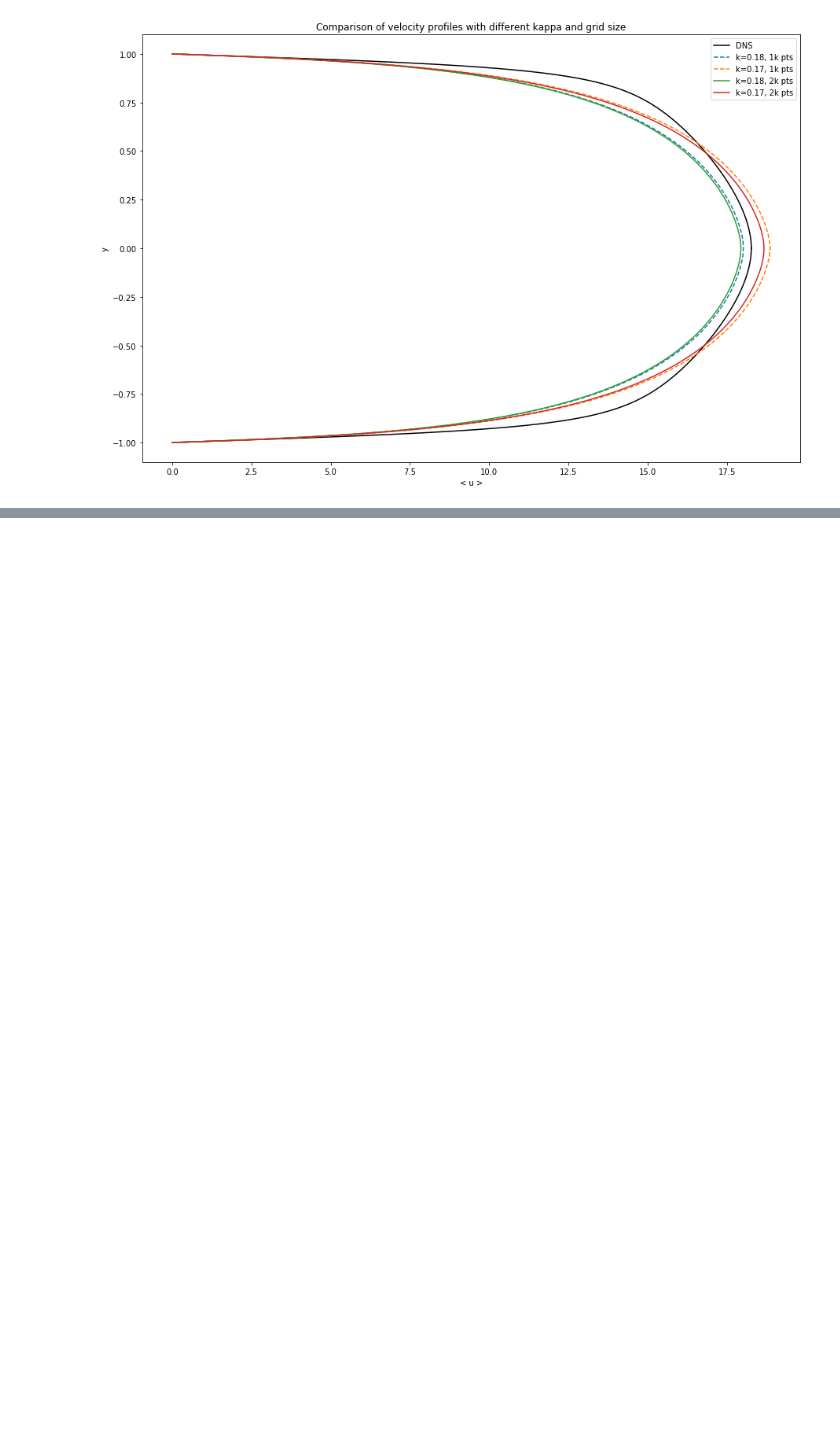
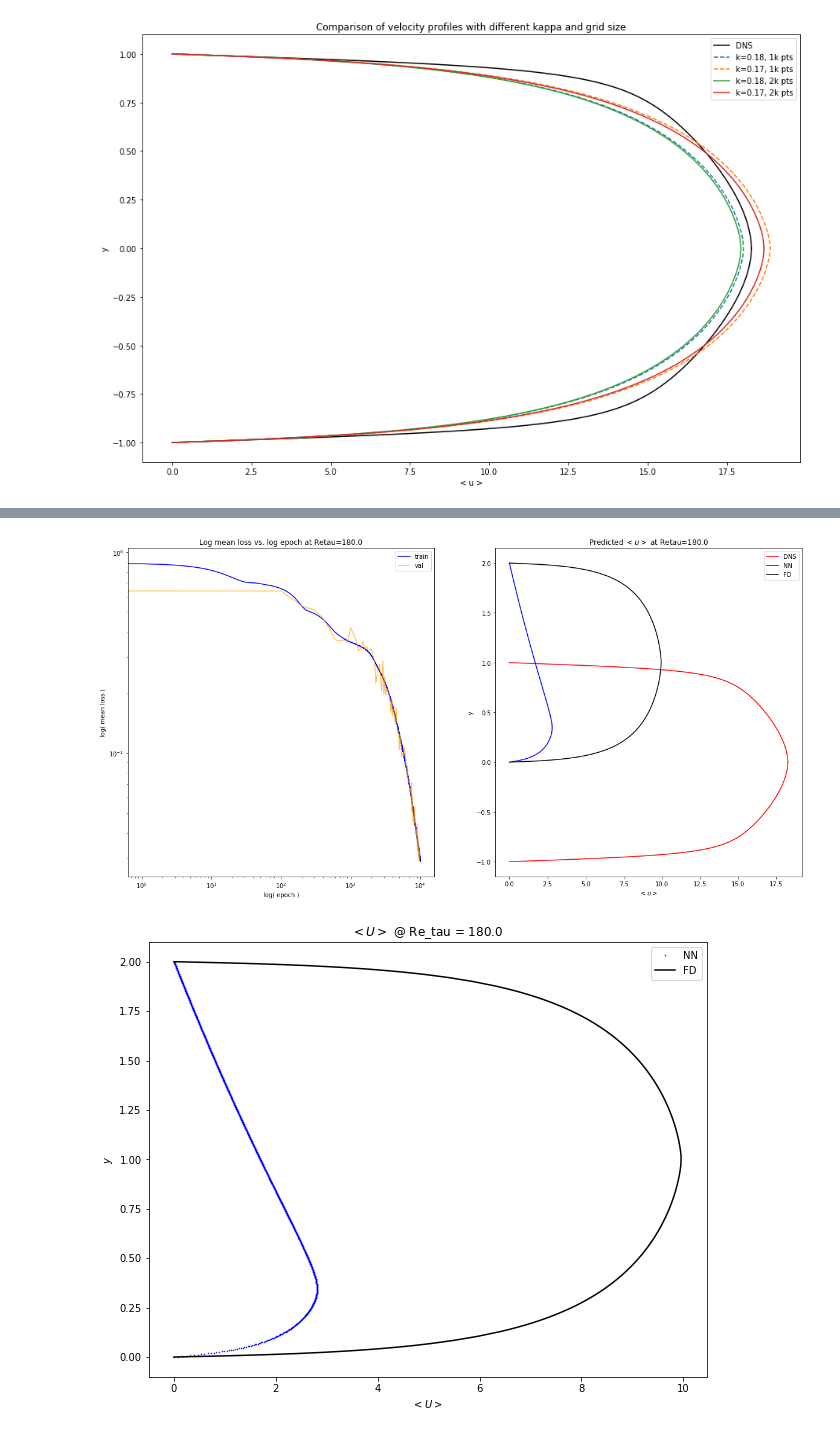
Before and after one commit to dylanrandle/denn, a Jupyter notebook: CV_Kappa.ipynb, the cells around one changed output, grey strips where cells are left out. Saved outputs shown, nothing was run; the diff lists cells and outputs as text; code cells hidden in the pictures; blank space fills up the shorter version.

```diff
--- a/CV_Kappa.ipynb
+++ b/CV_Kappa.ipynb
@@ -223,0 +244,5 @@ ax.legend();
+# %%
+utils.expose_results('1552285971.611496')
+# %% [output]
+[figure, added]
+[figure, added]
```
Also changed, not shown: parts of 5 cells of this notebook, 5 other files.
